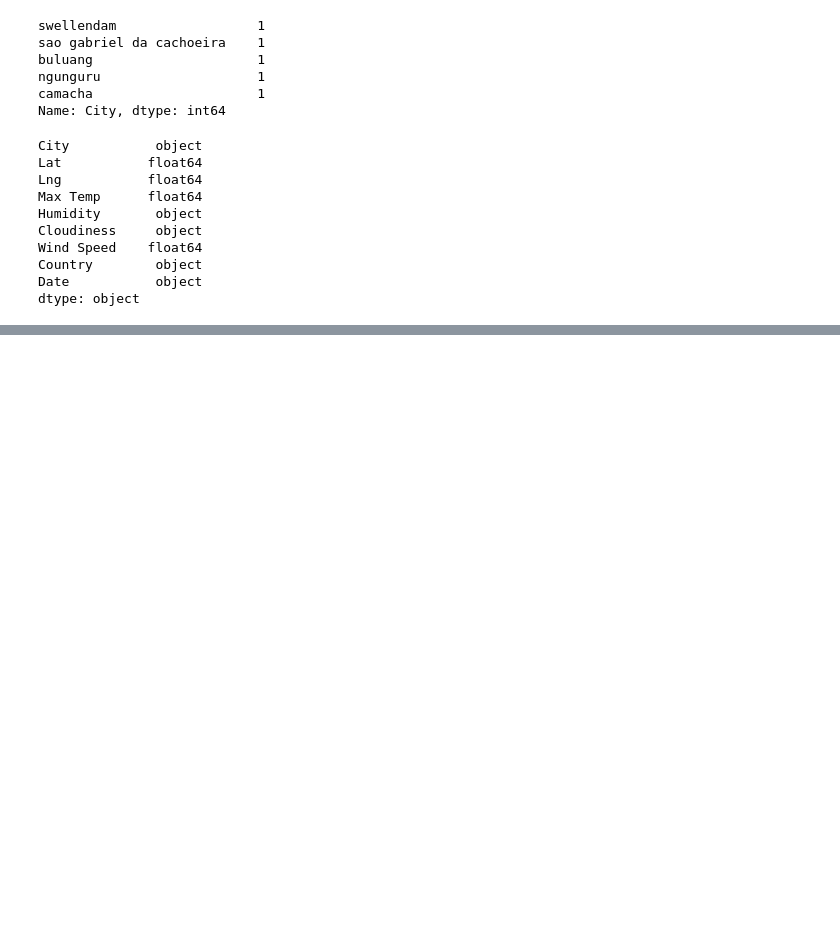
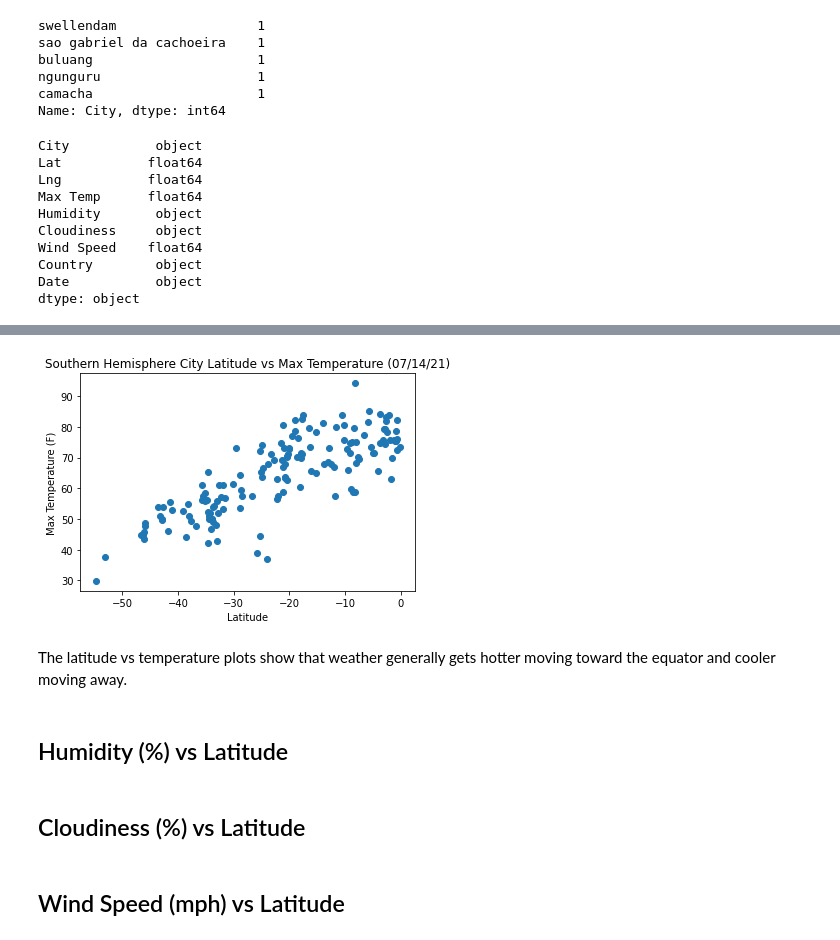
Before and after one commit to mjcarlson628/python-api-challenge, a Jupyter notebook: WeatherPy/WeatherPy.ipynb, the cells around one changed output, grey strips where cells are left out. Saved outputs shown, nothing was run; the diff lists cells and outputs as text; code cells hidden in the pictures; blank space fills up the shorter version.

```diff
--- a/WeatherPy/WeatherPy.ipynb
+++ b/WeatherPy/WeatherPy.ipynb
@@ -144,0 +190,18 @@ cities_df.describe()
+# %%
+# Southern Hemisphere
+plt.scatter(south_df["Lat"], south_df["Max Temp"])
+plt.title("Southern Hemisphere City Latitude vs Max Temperature (07/14/21)")
+plt.xlabel("Latitude")
+plt.ylabel("Max Temperature (F)")
+
+plt.show()
+# %% [output]
+[figure, added]
+# %% [markdown]
+The latitude vs temperature plots show that weather generally gets hotter moving toward the equator and cooler moving away.
+# %% [markdown]
+## Humidity (%) vs Latitude
+# %% [markdown]
+## Cloudiness (%) vs Latitude
+# %% [markdown]
+## Wind Speed (mph) vs Latitude
```
Also changed, not shown: parts of 10 cells of this notebook.
